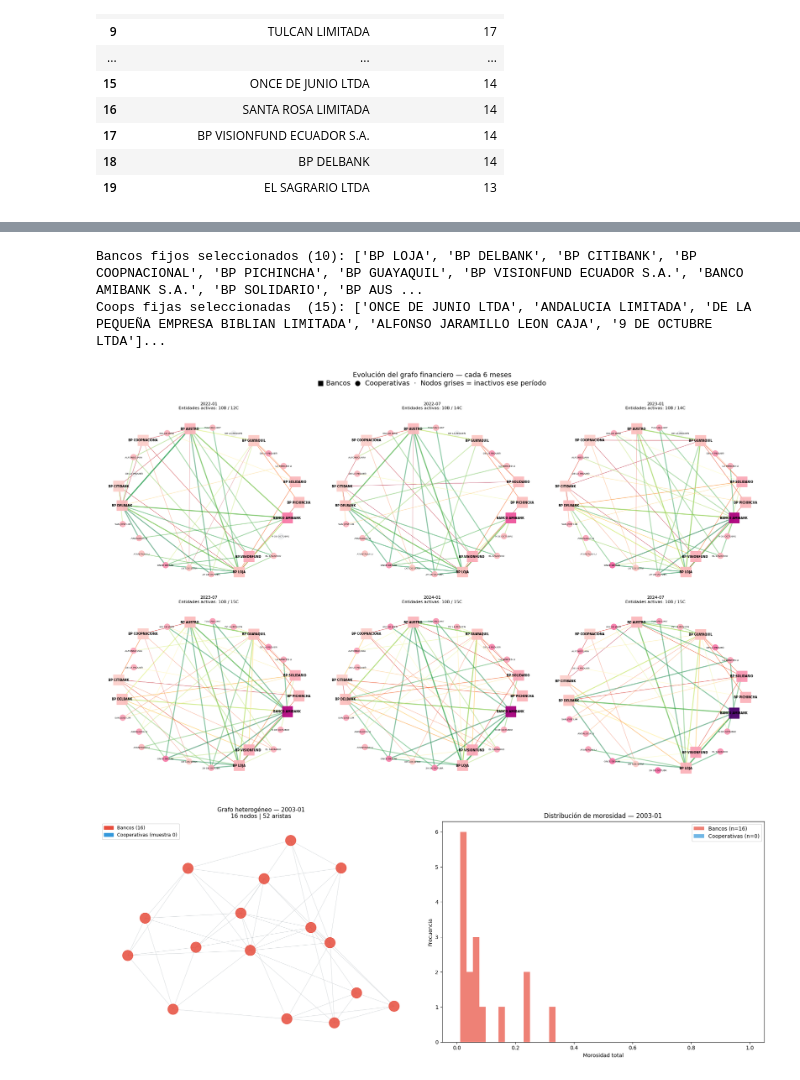
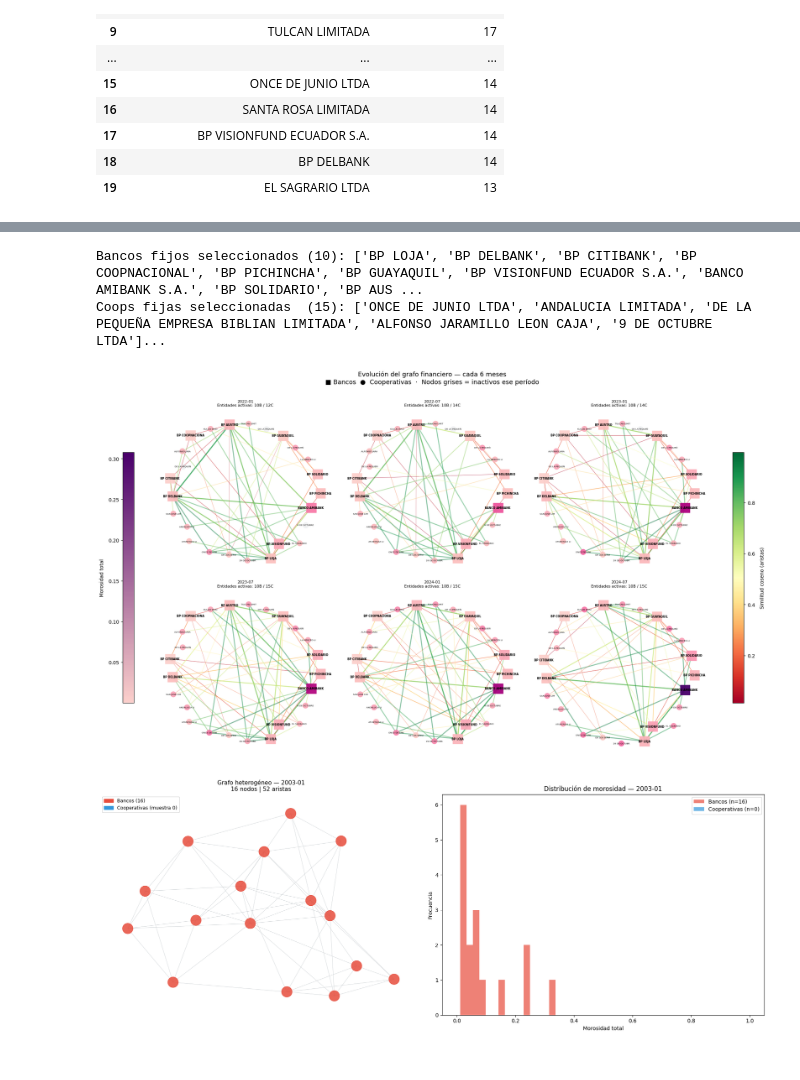
Before and after one commit to OrtizNicola/GNN-SF, a Jupyter notebook: GNN_LSTM_SistemaFinanciero_Ecuador.ipynb, the cells around one changed output, grey strips where cells are left out. Cells and saved outputs as stored; diff of their text form; code cells hidden in the pictures.

```diff
--- a/GNN_LSTM_SistemaFinanciero_Ecuador.ipynb
+++ b/GNN_LSTM_SistemaFinanciero_Ecuador.ipynb
@@ -780,4 +612,10 @@ visualizar_snapshot(snapshots[periodos[-10]], periodos[-10], max_nodos_banco=5,
 # %%
+import matplotlib.pyplot as plt
+import matplotlib.patches as mpatches
+import matplotlib.cm as cm
+import matplotlib.colors as mcolors
+import networkx as nx
+import numpy as np
 def visualizar_evolucion_grafo(snapshots, periodos, cada_n_meses=6,
                                 max_nodos_banco=10, max_nodos_coop=20,
                                 seed=42):
@@ -974,44 +812,53 @@ def visualizar_evolucion_grafo(snapshots, periodos, cada_n_meses=6,
         ax.set_title(
             f'{fecha.strftime("%Y-%m")}\n'
             f'Entidades activas: {len(bancos_activos_panel)}B / {len(coops_activas_panel)}C',
             fontsize=8, pad=6
         )
         ax.axis('off')
 
     # Ocultar paneles vacíos
     for ax_idx in range(len(periodos_sel), len(axes)):
         axes[ax_idx].axis('off')
 
-    # ── Colorbars globales ────────────────────────────────────────────────────
-    sm_mora = cm.ScalarMappable(
+    fig.suptitle(
+        f'Evolución del grafo financiero — cada {cada_n_meses} meses\n'
+        f'■ Bancos  ●  Cooperativas  ·  Nodos grises = inactivos ese período',
+        fontsize=13, y=1.01
+    )
+
+    # ── Ajustar márgenes para dejar espacio a las colorbars ───────────────────
+    plt.tight_layout()
+    fig.subplots_adjust(left=0.06, right=0.94)
+
+    # ── Colorbar morosidad — lado izquierdo ───────────────────────────────────
+    cax_mora = fig.add_axes([0.01, 0.15, 0.018, 0.65])  # [x, y, ancho, alto]
+    sm_mora  = cm.ScalarMappable(
         cmap=mcolors.LinearSegmentedColormap.from_list(
             'RdPu_clamped', [cmap_mora(0.2), cmap_mora(1.0)]
         ),
         norm=mora_norm_global
     )
     sm_mora.set_array([])
-    # fig.colorbar(sm_mora, ax=axes[:len(periodos_sel)],
-    #              fraction=0.012, pad=0.01, location='left').set_label('Morosidad total', fontsize=10)
+    cbar_mora = fig.colorbar(sm_mora, cax=cax_mora)
+    cbar_mora.set_label('Morosidad total', fontsize=10, labelpad=8)
+    cbar_mora.ax.yaxis.set_label_position('left')
+    cbar_mora.ax.yaxis.tick_left()
 
+    # ── Colorbar similitud coseno — lado derecho ──────────────────────────────
+    cax_sim = fig.add_axes([0.975, 0.15, 0.018, 0.65])
     sm_edge = cm.ScalarMappable(cmap=cmap_edge, norm=sim_norm_global)
     sm_edge.set_array([])
-    # fig.colorbar(sm_edge, ax=axes[:len(periodos_sel)],
-    #              fraction=0.012, pad=0.01).set_label('Similitud coseno (aristas)', fontsize=10)
+    cbar_sim = fig.colorbar(sm_edge, cax=cax_sim)
+    cbar_sim.set_label('Similitud coseno (aristas)', fontsize=10, labelpad=10)
 
-    fig.suptitle(
-        f'Evolución del grafo financiero — cada {cada_n_meses} meses\n'
-        f'■ Bancos  ●  Cooperativas  ·  Nodos grises = inactivos ese período',
-        fontsize=13, y=1.01
-    )
-    plt.tight_layout()
     plt.show()
 
 
 # Llamada
 periodos_sub = [p for p in periodos if p >= pd.Timestamp('2022-01-01') and p <= pd.Timestamp('2025-01-01')]
 visualizar_evolucion_grafo(snapshots, periodos_sub, cada_n_meses=6, max_nodos_banco=10, max_nodos_coop=15, seed=52)
 # %% [output]
 Bancos fijos seleccionados (10): ['BP LOJA', 'BP DELBANK', 'BP CITIBANK', 'BP COOPNACIONAL', 'BP PICHINCHA', 'BP GUAYAQUIL', 'BP VISIONFUND ECUADOR S.A.', 'BANCO AMIBANK S.A.', 'BP SOLIDARIO', 'BP AUS ...
 Coops fijas seleccionadas  (15): ['ONCE DE JUNIO LTDA', 'ANDALUCIA LIMITADA', 'DE LA PEQUEÑA EMPRESA BIBLIAN LIMITADA', 'ALFONSO JARAMILLO LEON CAJA', '9 DE OCTUBRE LTDA']...
-[figure, old version]
+[figure, new version]
 # %%
```
Also changed, not shown: parts of 3 cells of this notebook, 2 other files.
